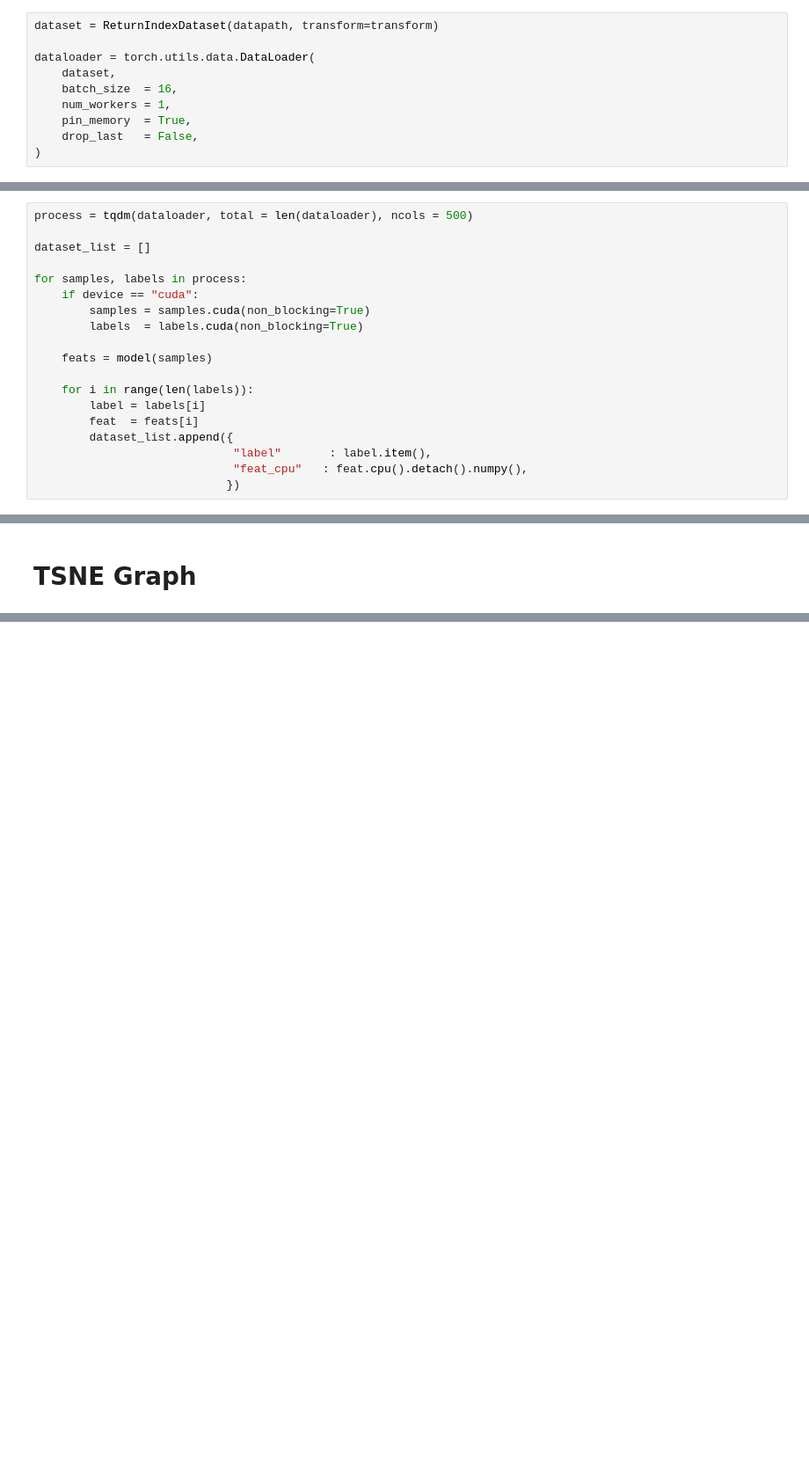
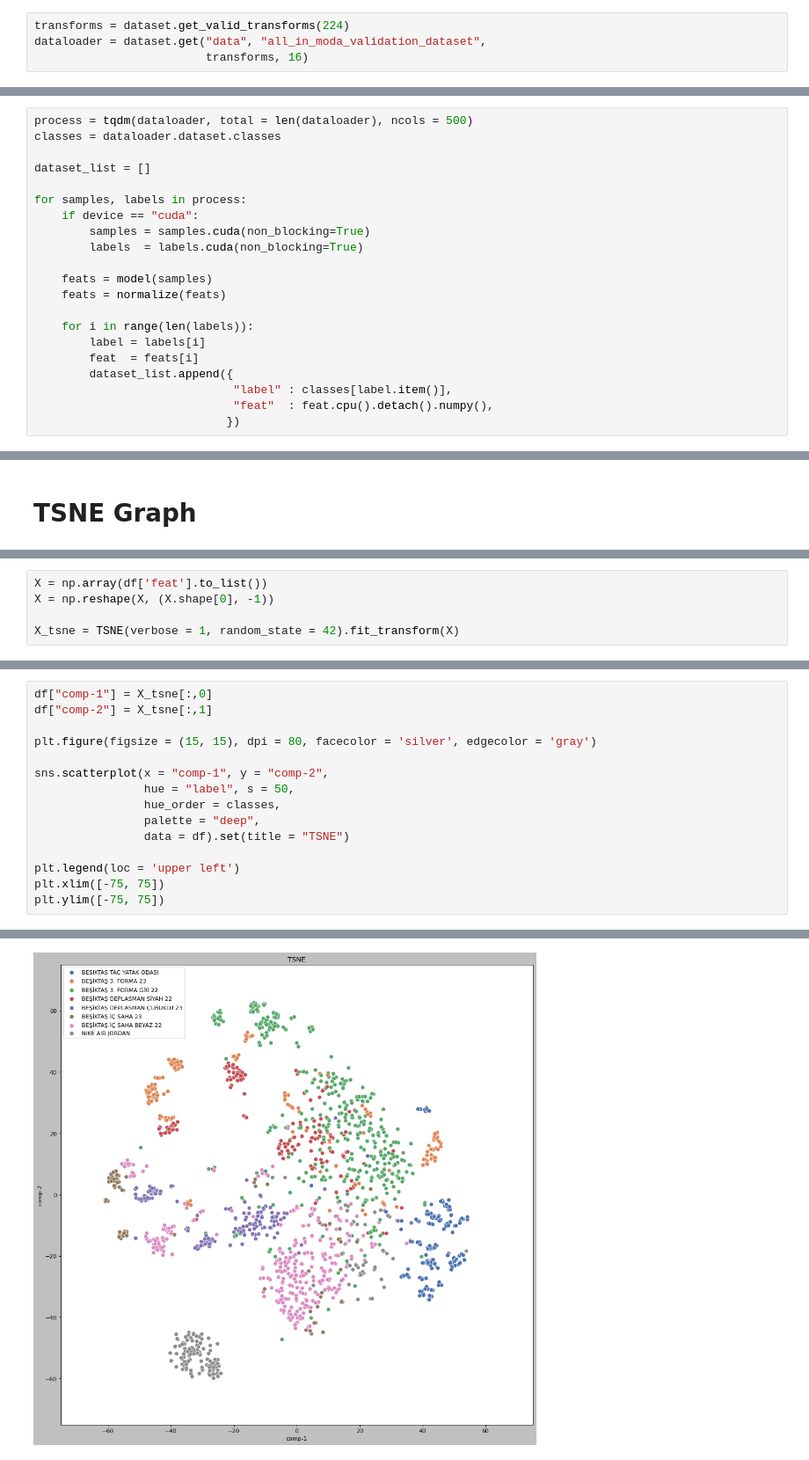
Before and after one commit to facebookresearch/dino, a Jupyter notebook: playground/DINO-tsne.ipynb, the cells around one changed output, grey strips where cells are left out. Shown: that part at 88% size. Saved outputs shown, nothing was run; the diff lists cells and outputs as text; blank space fills up the shorter version.

Commit message:
tsne show code

```diff
--- a/playground/DINO-tsne.ipynb
+++ b/playground/DINO-tsne.ipynb
@@ -90,17 +59,12 @@ transform = transforms.Compose([
-# %%
-dataset = ReturnIndexDataset(datapath, transform=transform)
-
-dataloader = torch.utils.data.DataLoader(
-    dataset,
-    batch_size  = 16,
-    num_workers = 1,
-    pin_memory  = True,
-    drop_last   = False,
-)
+# %%
+transforms = dataset.get_valid_transforms(224)
+dataloader = dataset.get("data", "all_in_moda_validation_dataset",
+                         transforms, 16)
 # %% [markdown]
 # Extract Features
 # %%
 process = tqdm(dataloader, total = len(dataloader), ncols = 500)
+classes = dataloader.dataset.classes
 
 dataset_list = []
 
@@ -110,13 +74,14 @@ for samples, labels in process:
         labels  = labels.cuda(non_blocking=True)
 
     feats = model(samples)
+    feats = normalize(feats)
 
     for i in range(len(labels)):
         label = labels[i]
         feat  = feats[i]
         dataset_list.append({
-                             "label"       : label.item(),
-                             "feat_cpu"   : feat.cpu().detach().numpy(),
+                             "label" : classes[label.item()],
+                             "feat"  : feat.cpu().detach().numpy(),
                             })
 # %% [output]
   0%|                                                                                                         …
@@ -153,0 +92,5 @@ plt.show()
+# %%
+X = np.array(df['feat'].to_list())
+X = np.reshape(X, (X.shape[0], -1))
+
+X_tsne = TSNE(verbose = 1, random_state = 42).fit_transform(X)
@@ -153,0 +106,16 @@ plt.show()
+# %%
+df["comp-1"] = X_tsne[:,0]
+df["comp-2"] = X_tsne[:,1]
+
+plt.figure(figsize = (15, 15), dpi = 80, facecolor = 'silver', edgecolor = 'gray')
+
+sns.scatterplot(x = "comp-1", y = "comp-2",
+                hue = "label", s = 50,
+                hue_order = classes,
+                palette = "deep",
+                data = df).set(title = "TSNE")
+
+plt.legend(loc = 'upper left')
+plt.xlim([-75, 75])
+plt.ylim([-75, 75])
+# %% [output]
@@ -153,0 +123 @@ plt.show()
+[figure, added]
```
Also changed, not shown: parts of 12 cells of this notebook.
